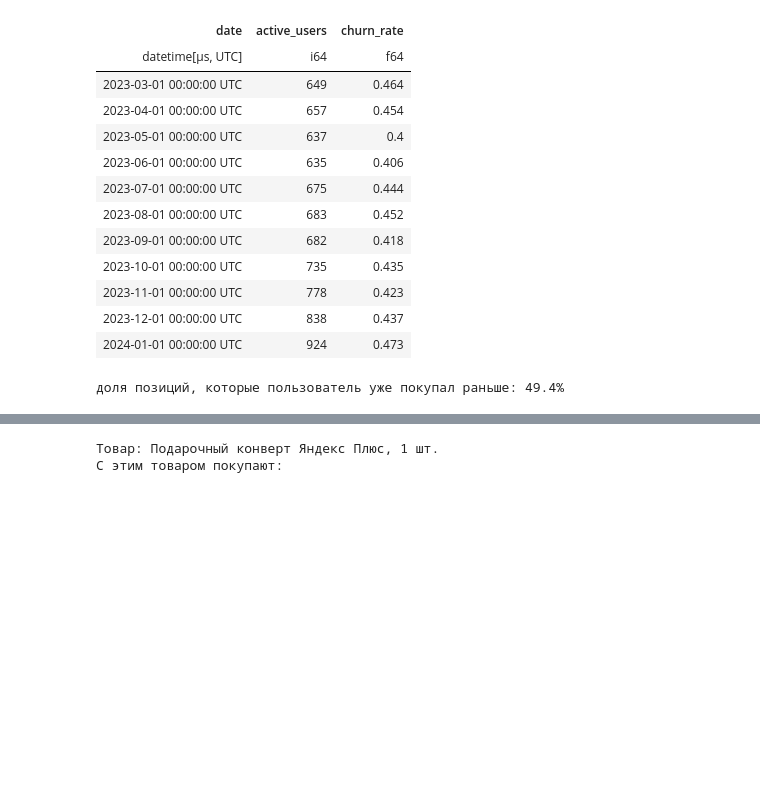
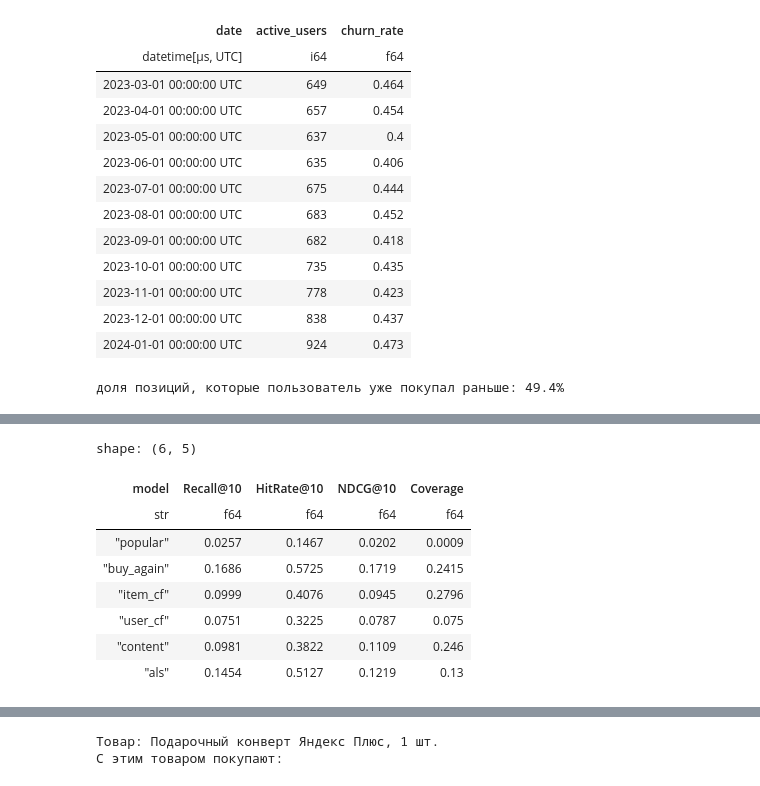
Before and after one commit to yulyaaamih/RecSys-hw, a Jupyter notebook: lavka_churn_recsys.ipynb, the cells around one changed output, grey strips where cells are left out. Saved outputs shown, nothing was run; the diff lists cells and outputs as text; code cells hidden in the pictures; blank space fills up the shorter version.

```diff
--- a/lavka_churn_recsys.ipynb
+++ b/lavka_churn_recsys.ipynb
@@ -287,6 +308,16 @@ def rec_item_cf(s):
     return (s.matrix(TAU)[s.t_rows] @ item_similarity(s)).toarray() + EPS * s.popularity()
 
 
+def rec_user_cf(s, n_neighbors=50):
+    R = s.matrix(TAU)
+    X = normalize(R)
+    sim = (X[s.t_rows] @ X.T).toarray()
+    sim[np.arange(len(s.t_rows)), s.t_rows] = 0  # сам себе не сосед
+    far = np.argpartition(-sim, n_neighbors, axis=1)[:, n_neighbors:]
+    np.put_along_axis(sim, far, 0, axis=1)
+    return (sp.csr_matrix(sim) @ R).toarray() + EPS * s.popularity()
+
+
 def item_text_vectors(s):
     names = pl.DataFrame({"product_id": s.items}).join(catalog, on="product_id", how="left")
     texts = (names["product_category"].fill_null("") + " " + names["product_name"].fill_null("")).str.to_lowercase()
@@ -299,7 +330,9 @@ def rec_content(s):
     return (profile @ X.T).toarray() + EPS * s.popularity()
 
 
-MODELS = {"popular": rec_popular, "buy_again": rec_buy_again, "item_cf": rec_item_cf, "content": rec_content}
-scores = {m: f(test) for m, f in MODELS.items()}
-results = [{"model": m, **evaluate(S, test)} for m, S in scores.items()]
-pl.DataFrame(results).with_columns(pl.selectors.float().round(4))
+
+def rec_als(s, factors):
+    R = bm25_weight(s.matrix(TAU), K1=100, B=0.8).tocsr()
+    model = AlternatingLeastSquares(factors=factors, regularization=0.05, iterations=20, random_state=SEED)
+    model.fit(R, show_progress=False)
+    return np.asarray(model.user_factors)[s.t_rows] @ np.asarray(model.item_factors).T + EPS * s.popularity()
@@ -323,0 +353,16 @@ hybrid_scores = sum(w * scale_rows(scores[m]) for m, w in WEIGHTS.items())
+# %%
+MODELS = {"popular": rec_popular, "buy_again": rec_buy_again, "item_cf": rec_item_cf,
+          "user_cf": rec_user_cf, "content": rec_content, "als": lambda s: rec_als(s, ALS_FACTORS)}
+scores = {m: f(test) for m, f in MODELS.items()}
+results = [{"model": m, **evaluate(S, test)} for m, S in scores.items()]
+pl.DataFrame(results).with_columns(pl.selectors.float().round(4))
+# %% [output]
+shape: (6, 5)
+| model | Recall@10 | HitRate@10 | NDCG@10 | Coverage |
+| str | f64 | f64 | f64 | f64 |
+| "popular" | 0.0257 | 0.1467 | 0.0202 | 0.0009 |
+| "buy_again" | 0.1686 | 0.5725 | 0.1719 | 0.2415 |
+| "item_cf" | 0.0999 | 0.4076 | 0.0945 | 0.2796 |
+| "user_cf" | 0.0751 | 0.3225 | 0.0787 | 0.075 |
+| "content" | 0.0981 | 0.3822 | 0.1109 | 0.246 |
+| "als" | 0.1454 | 0.5127 | 0.1219 | 0.13 |
```
Also changed, not shown: parts of 32 cells of this notebook, 3 other files.
